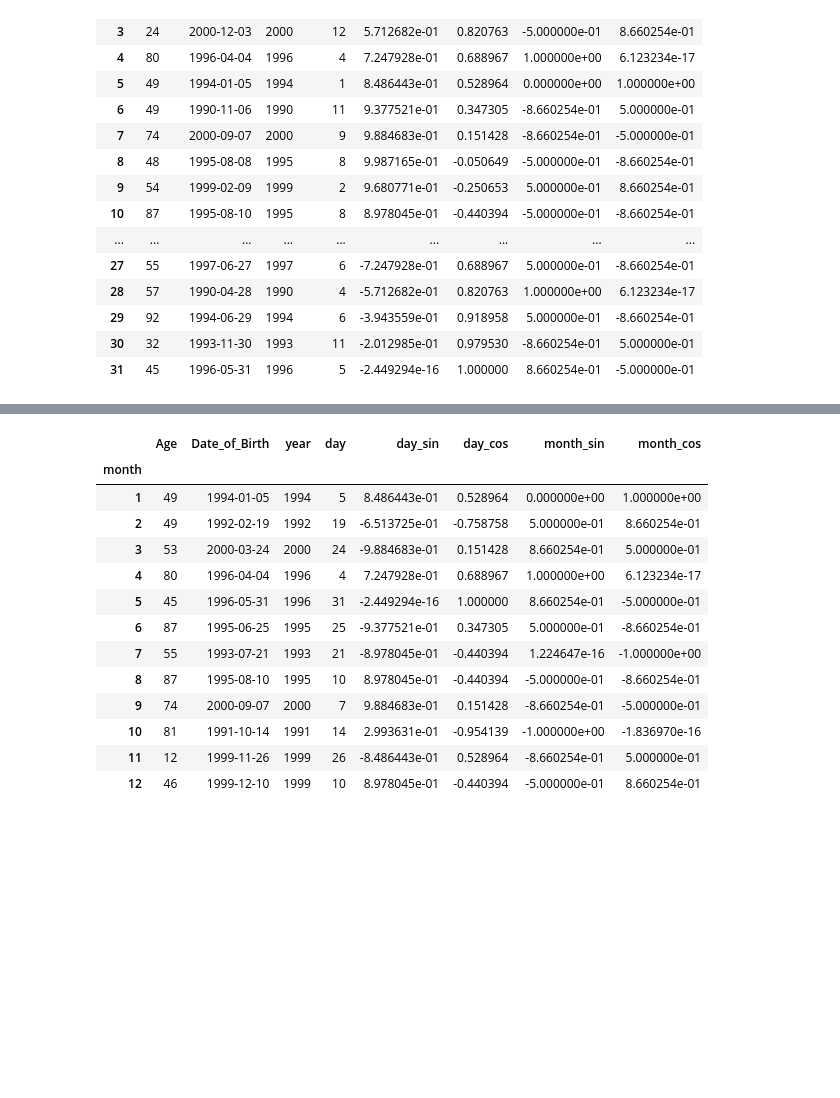
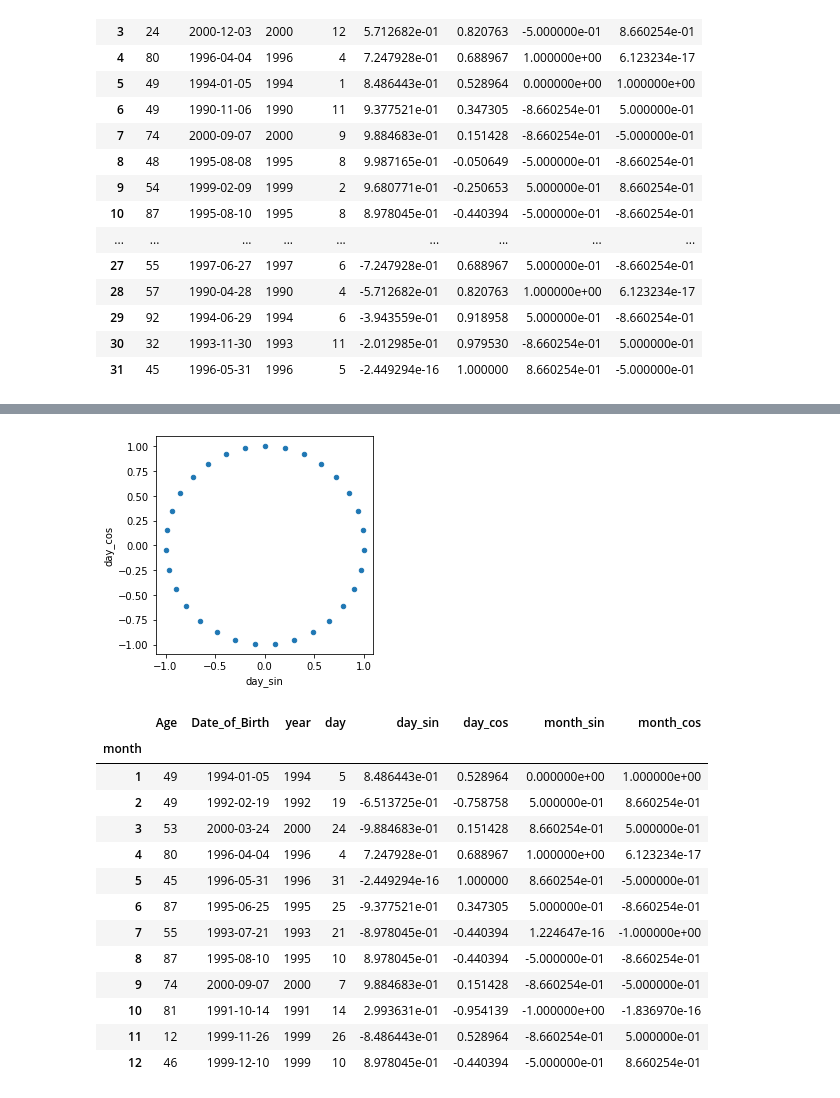
Before and after one commit to sandhyaparna/Python-DataScience-CookBook, a Jupyter notebook: Modeling/Feature_Engineering.ipynb, the cells around one changed output, grey strips where cells are left out. Saved outputs shown, nothing was run; the diff lists cells and outputs as text; code cells hidden in the pictures; blank space fills up the shorter version.

```diff
--- a/Modeling/Feature_Engineering.ipynb
+++ b/Modeling/Feature_Engineering.ipynb
@@ -91,3 +105,7 @@ TemporalData.groupby('day').first()
+# %%
+TemporalData.groupby('day').first().plot.scatter('day_sin','day_cos').set_aspect('equal');
+# %% [output]
+[figure, added]
 # %%
 # For month, month_sin is on X-axis and	month_cos is on y-axis. 1 to 12 are co-ordinates of points on a circle
 TemporalData.groupby('month').first()
```
Also changed, not shown: parts of 7 cells of this notebook.
